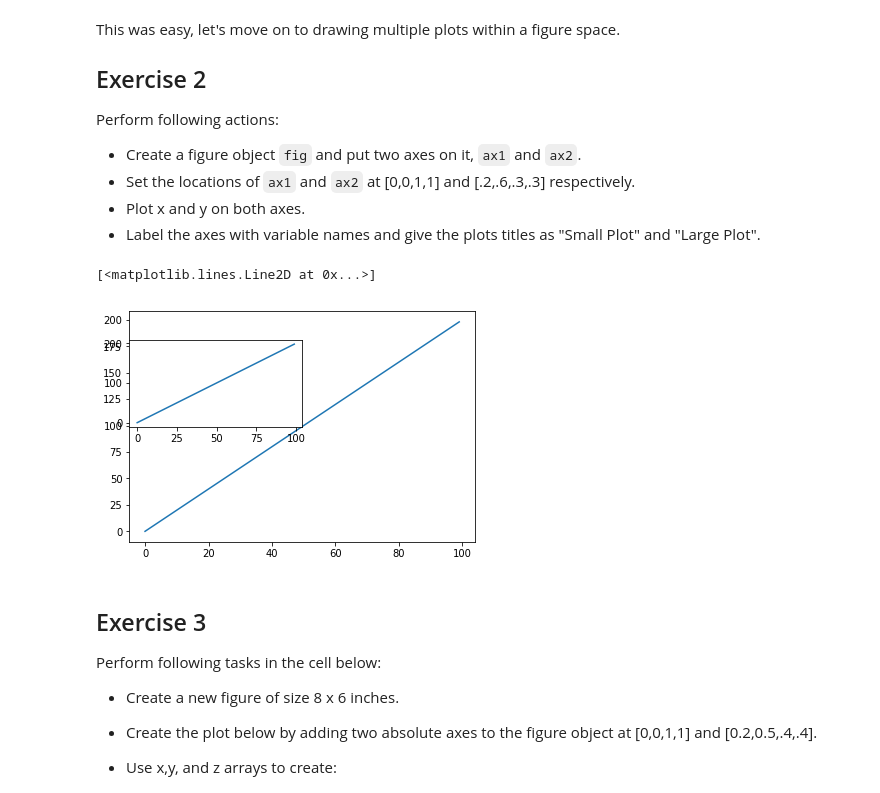
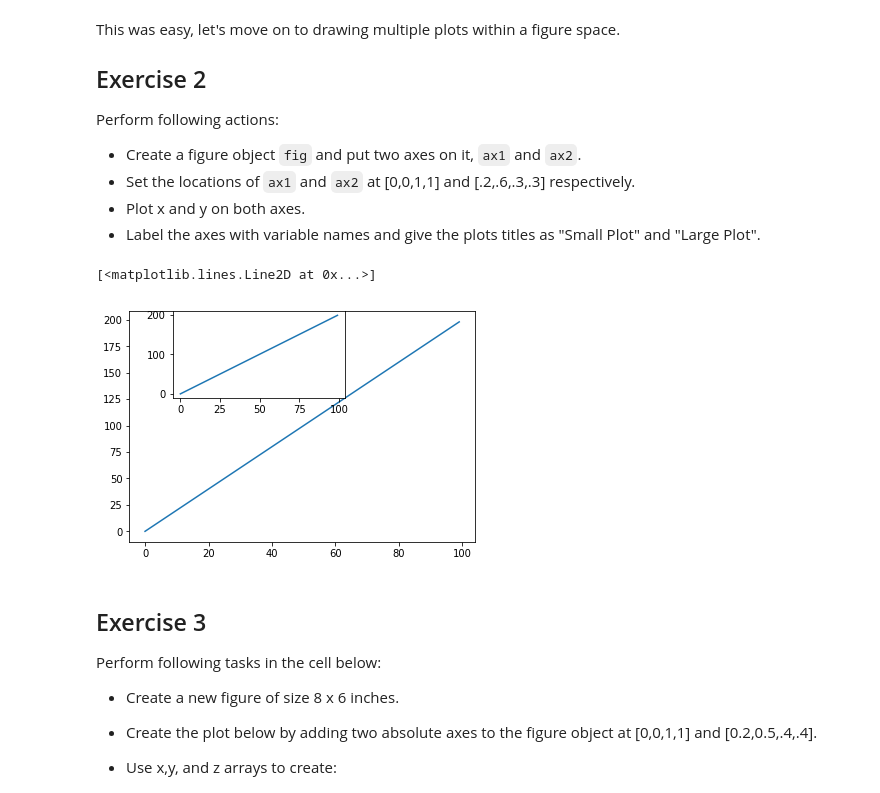
Before and after one commit to AR3441/dsc-1-03-13-customizing-visualizations-with-matplotlib-lab-nyc-ds-career-031119, a Jupyter notebook: index.ipynb, the cells around one changed output. Drawn from its saved outputs; the diff is of its cells as text; code cells hidden in the pictures.

```diff
--- a/index.ipynb
+++ b/index.ipynb
@@ -83,13 +83,13 @@ Perform following actions:
 # %%
 fig1 = plt.figure()
 ax1 = fig1.add_axes([0.1, 0.1, 0.8, 0.8])
-ax2 = fig1.add_axes([0.1, 0., 0.4, 0.3])
+ax2 = fig1.add_axes([0.2, 0.6, 0.4, 0.3])
 
 ax1.plot(x, y, label = "Large Plot")
 ax2.plot(x, y, label = "Small Plot")
 # %% [output]
 [<matplotlib.lines.Line2D at 0x...>]
-[figure, old version]
+[figure, new version]
 # %% [markdown]
 ## Exercise 3
 
```
